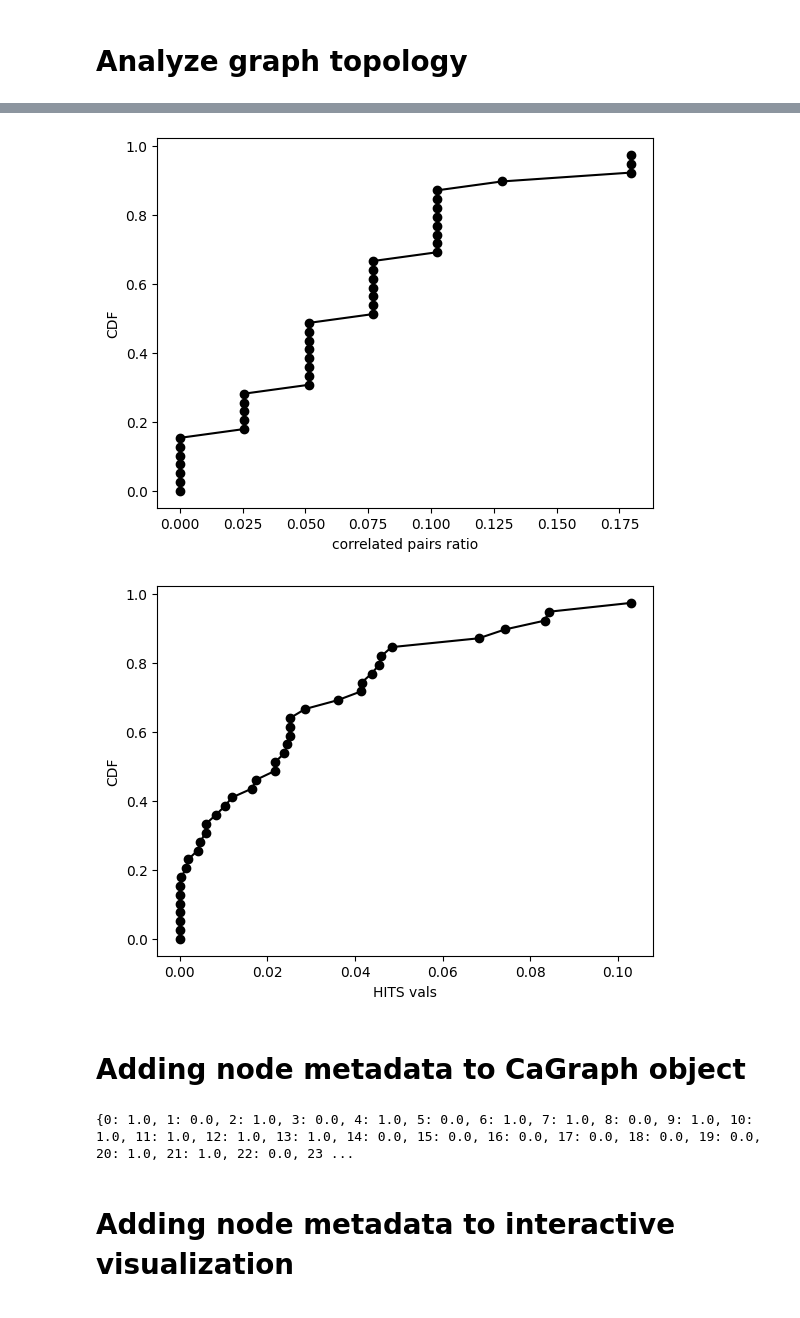
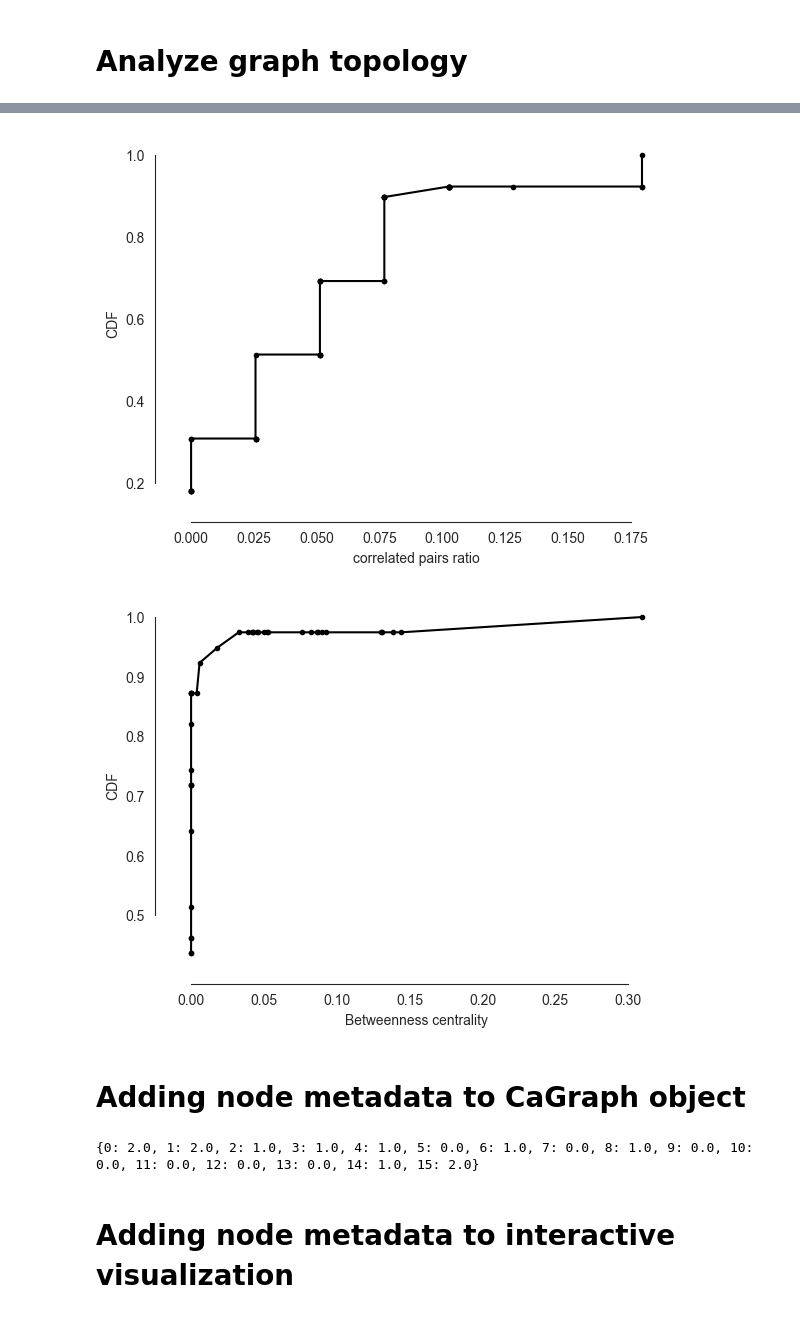
Before and after one commit to vporubsky/CaGraph, a Jupyter notebook: analysis_tutorial.ipynb, the cells around one changed output, grey strips where cells are left out. Drawn from its saved outputs; the diff is of its cells as text; code cells hidden in the pictures.

```diff
--- a/analysis_tutorial.ipynb
+++ b/analysis_tutorial.ipynb
@@ -98,13 +97,13 @@ Identifier: BLA_dataset
 # Analyze graph topology
 # Compute the clustering coefficient for all nodes
 cg_cc = cg.graph_theory.get_clustering_coefficient()
-viz.plot_CDF(data=cg_cc, x_label='clustering coefficient')
+viz.plot_cdf(data_list=[cg_cc], x_label='clustering coefficient')
 
 # Compute the correlated pairs ratio for all nodes
 cg_cr = cg.graph_theory.get_correlated_pair_ratio()
-viz.plot_CDF(data=cg_cr, x_label='correlated pairs ratio')
+viz.plot_cdf(data_list=[cg_cr], x_label='correlated pairs ratio')
 
 # Compute the hubs in the graph
-cg_hits = cg.graph_theory.get_hits_values()
-viz.plot_CDF(data=list(cg_hits), x_label='HITS vals')
+cg_betweeness_centrality = cg.graph_theory.get_betweenness_centrality()
+viz.plot_cdf(data_list=[list(cg_betweeness_centrality)], x_label='Betweenness centrality')
 # %% [output]
@@ -112,5 +111,5 @@ viz.plot_CDF(data=list(cg_hits), x_label='HITS vals')
-[figure, old version]
+[figure, new version]
-[figure, old version]
+[figure, new version]
 # %% [markdown]
 # Adding node metadata to CaGraph object <a class="anchor" id="node_metadata"></a>
 # %%
@@ -121,13 +120,17 @@ data = np.genfromtxt(DATA_PATH + f'14-0_DG/14-0_D1_smoothed_calcium_traces.csv',
 # Construct a node attribute containing information about what context each neuron is correlated with
 context_active_metadata = np.genfromtxt(DATA_PATH + '14-0_DG/14-0_D1_neuron_context_active.csv', delimiter=',')
 
+
+# Test with alternate dataset 122-1 on day 1
+data = np.genfromtxt(DATA_PATH + f'DG_FC/WT/WT_D1/122-1_D1.csv', delimiter=',')
+context_active_metadata = np.genfromtxt(DATA_PATH + '/DG_FC/context_active_metadata/122-1_D1_neuron_context_active.csv', delimiter=',')
 # Create
 cg = CaGraph(data=data, node_metadata={'context_active': context_active_metadata})
 
 # Added attribute "context_active" contains dictionary with node metadata
 print(cg.context_active)
 # %% [output]
-{0: 1.0, 1: 0.0, 2: 1.0, 3: 0.0, 4: 1.0, 5: 0.0, 6: 1.0, 7: 1.0, 8: 0.0, 9: 1.0, 10: 1.0, 11: 1.0, 12: 1.0, 13: 1.0, 14: 0.0, 15: 0.0, 16: 0.0, 17: 0.0, 18: 0.0, 19: 0.0, 20: 1.0, 21: 1.0, 22: 0.0, 23 ...
+{0: 2.0, 1: 2.0, 2: 1.0, 3: 1.0, 4: 1.0, 5: 0.0, 6: 1.0, 7: 0.0, 8: 1.0, 9: 0.0, 10: 0.0, 11: 0.0, 12: 0.0, 13: 0.0, 14: 1.0, 15: 2.0}
 # %% [markdown]
 # Adding node metadata to interactive visualization <a class="anchor" id="node_metadata_vizualization"></a>
 # %%
```
Also changed, not shown: parts of 4 cells of this notebook, 2 other files.
